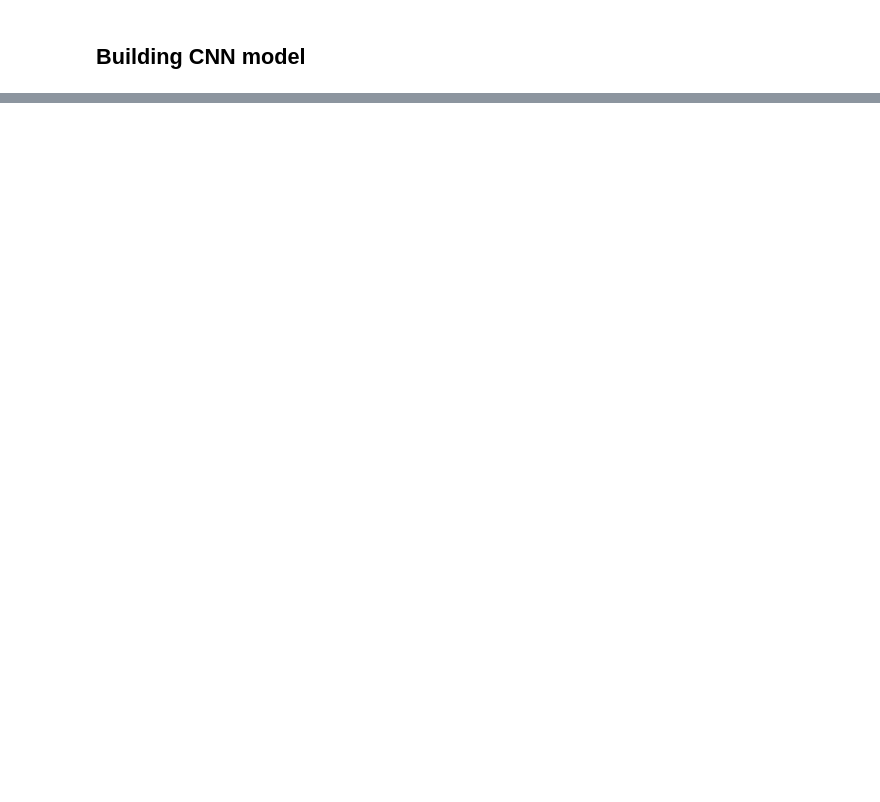
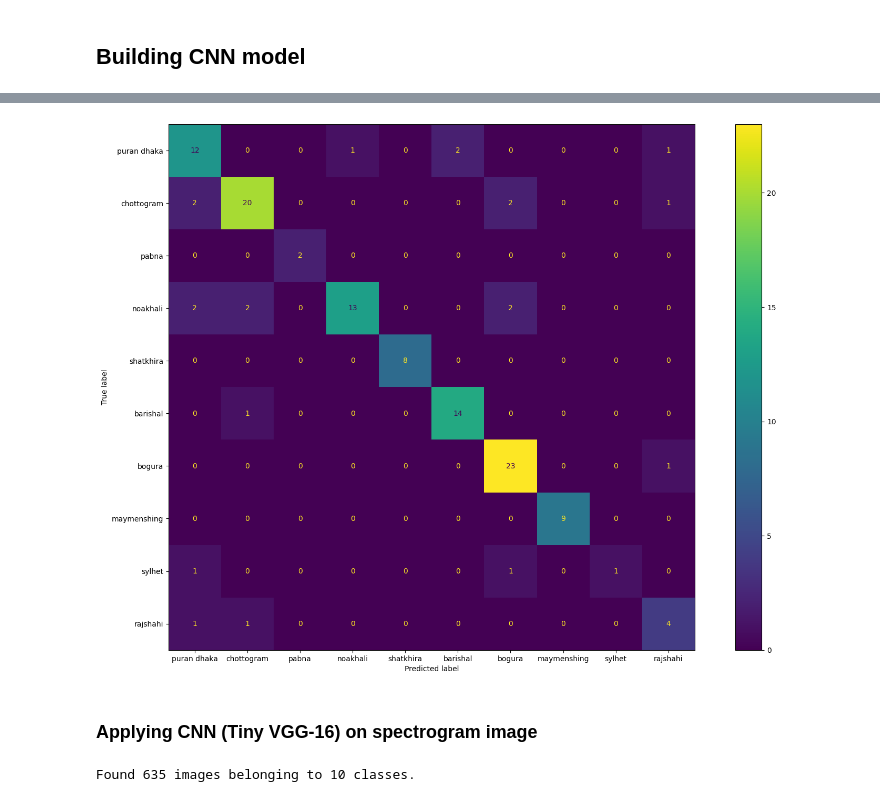
Before and after one commit to Muntasir2179/bangla-accent-classification, a Jupyter notebook: Bangla_Accent_Classification.ipynb, the cells around one changed output, grey strips where cells are left out. Saved outputs shown, nothing was run; the diff lists cells and outputs as text; code cells hidden in the pictures; blank space fills up the shorter version.

```diff
--- a/Bangla_Accent_Classification.ipynb
+++ b/Bangla_Accent_Classification.ipynb
@@ -644,0 +701,13 @@ ValueError: ignored
+# %%
+y_pred_cnn = cnn_model.predict(X_test)
+
+predictions_cnn = []
+
+for row in y_pred_cnn:
+  label = np.zeros(num_labels)
+  label[np.argmax(row)] = 1
+  label.reshape(1, -1)
+  predictions_cnn.append(label.tolist())
+  label = None
+
+predictions_cnn = encoder.inverse_transform(predictions_cnn)
@@ -644,0 +745,10 @@ ValueError: ignored
+# %%
+cm = confusion_matrix(y_test_for_eval, predictions_cnn, labels=metadata['accent'].unique())
+disp = ConfusionMatrixDisplay(confusion_matrix=cm, display_labels=metadata['accent'].unique())
+fig, ax = plt.subplots(figsize=(20,13))
+disp.plot(ax=ax)
+plt.show()
+# %% [output]
+[figure, added]
+# %% [markdown]
+### Applying CNN (Tiny VGG-16) on spectrogram image
@@ -644,0 +759,20 @@ ValueError: ignored
+# %%
+from keras.preprocessing.image import ImageDataGenerator
+
+# set the seed
+tf.random.set_seed(42)
+
+# preprocess data (get all the pixel values between 0 and 1. also called scaling/normalization)
+train_datagen = ImageDataGenerator(rescale=1./255)
+
+# set up path to our data directories
+train_dir = '/content/drive/MyDrive/Datasets/Bangla Accent Spectrogram Dataset'
+
+# import data from directories and turn it into batches
+train_data = train_datagen.flow_from_directory(directory=train_dir,
+                                               batch_size=6,
+                                               target_size=(224, 224),
+                                               class_mode='categorical',
+                                               seed=42)
+# %% [output]
+Found 635 images belonging to 10 classes.
```
Also changed, not shown: parts of 39 cells of this notebook.
